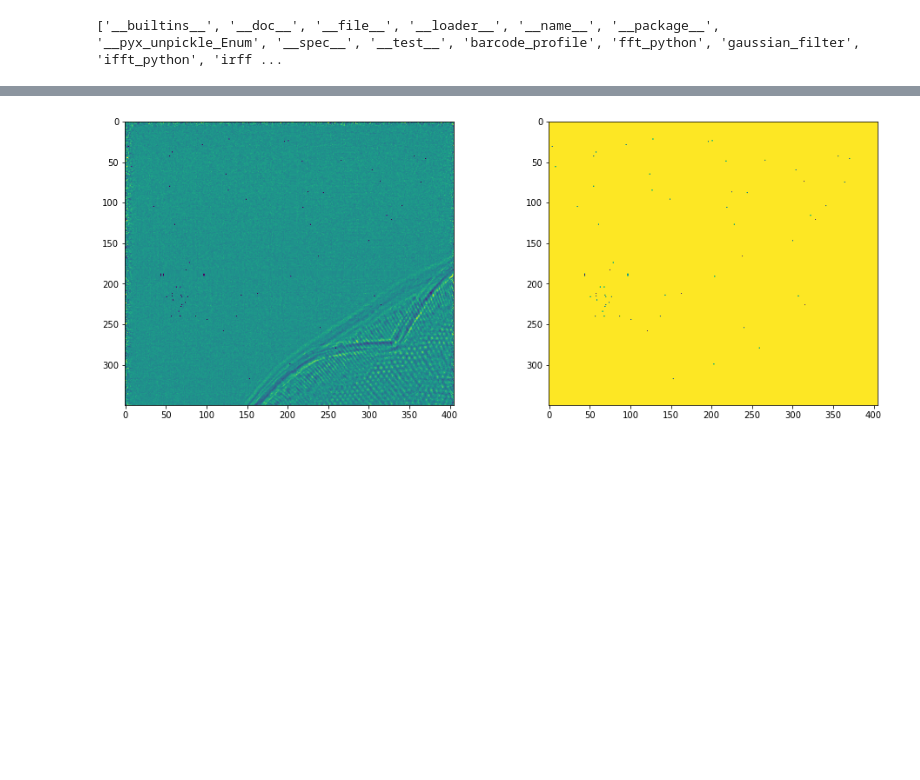
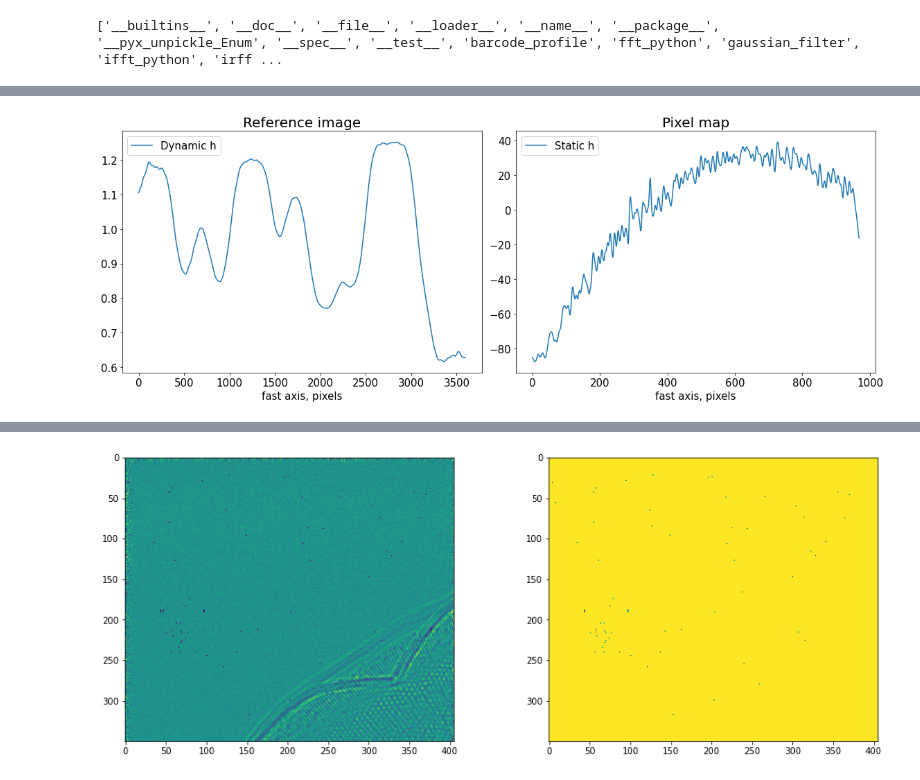
Before and after one commit to simply-nicky/pyrost, a Jupyter notebook: dev.ipynb, the cells around one changed output, grey strips where cells are left out. Cells and saved outputs as stored; diff of their text form; code cells hidden in the pictures; blank space fills up the shorter version.

```diff
--- a/dev.ipynb
+++ b/dev.ipynb
@@ -267,0 +266,7 @@ plt.show()
+# %%
+params.defocus = 100
+st_conv = st_sim.converter()
+sim_obj = st_sim.STSim(params=params, bar_pos=bar_pos)
+data = st_conv.export_data(sim_obj.ptychograph(), sim_obj)
+st_obj = data.get_st()
+st_res = st_obj.iter_update_gd(sw_fs=10, sw_ss=0, ls_ri=10, ls_pm=2.5, verbose=True, n_iter=30)
@@ -267,0 +282,16 @@ plt.show()
+# %%
+%matplotlib inline
+fig, axes = plt.subplots(1, 2, figsize=(16, 6))
+axes[0].plot(st_res.reference_image[0], label='Dynamic h')
+axes[1].plot((st_res.pixel_map - st_obj.pixel_map)[1, 0] -
+             (st_res.pixel_map - st_obj.pixel_map)[1, 0].mean(), label='Static h')
+axes[0].set_title('Reference image', fontsize=20)
+axes[1].set_title('Pixel map', fontsize=20)
+for ax in axes:
+    ax.legend(fontsize=15)
+    ax.tick_params(labelsize=15)
+    ax.set_xlabel('fast axis, pixels', fontsize=15)
+plt.tight_layout()
+plt.show()
+# %% [output]
+[figure, added]
```
Also changed, not shown: parts of 26 cells of this notebook, 18 other files.
